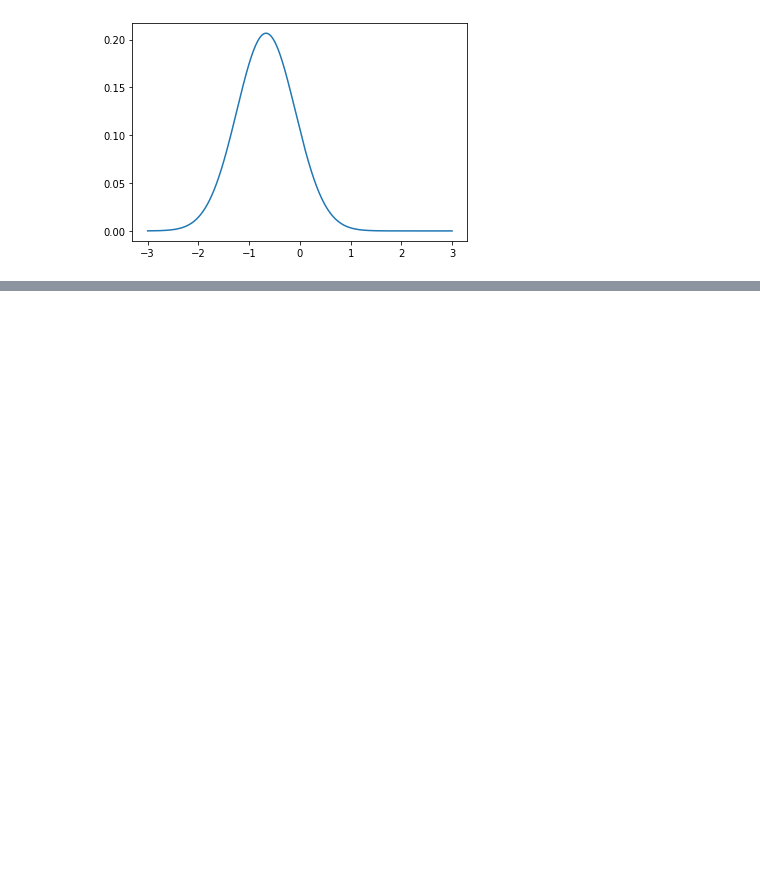
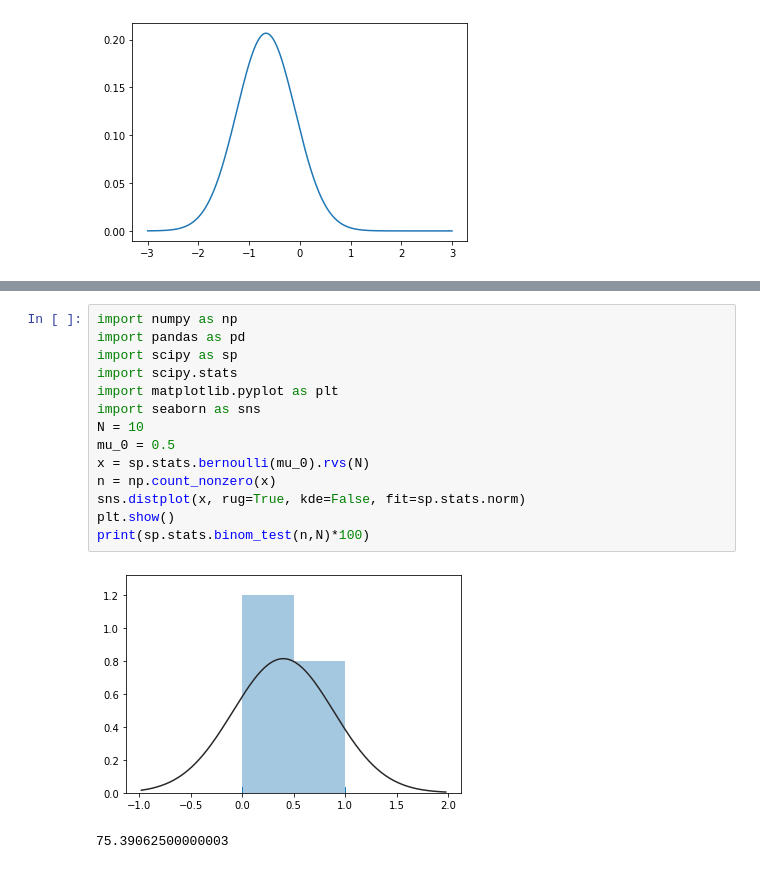
Before and after one commit to chi-hun/datascienceschool, a Jupyter notebook: datascienceschool.ipynb, the cells around one changed output, grey strips where cells are left out. Saved outputs shown, nothing was run; the diff lists cells and outputs as text; blank space fills up the shorter version.

```diff
--- a/datascienceschool.ipynb
+++ b/datascienceschool.ipynb
@@ -242,0 +253,17 @@ plt.show()
+# %%
+import numpy as np
+import pandas as pd
+import scipy as sp
+import scipy.stats
+import matplotlib.pyplot as plt
+import seaborn as sns
+N = 10
+mu_0 = 0.5
+x = sp.stats.bernoulli(mu_0).rvs(N)
+n = np.count_nonzero(x)
+sns.distplot(x, rug=True, kde=False, fit=sp.stats.norm)
+plt.show()
+print(sp.stats.binom_test(n,N)*100)
+# %% [output]
+[figure, added]
+75.39062500000003
```
Also changed, not shown: parts of 12 cells of this notebook.
